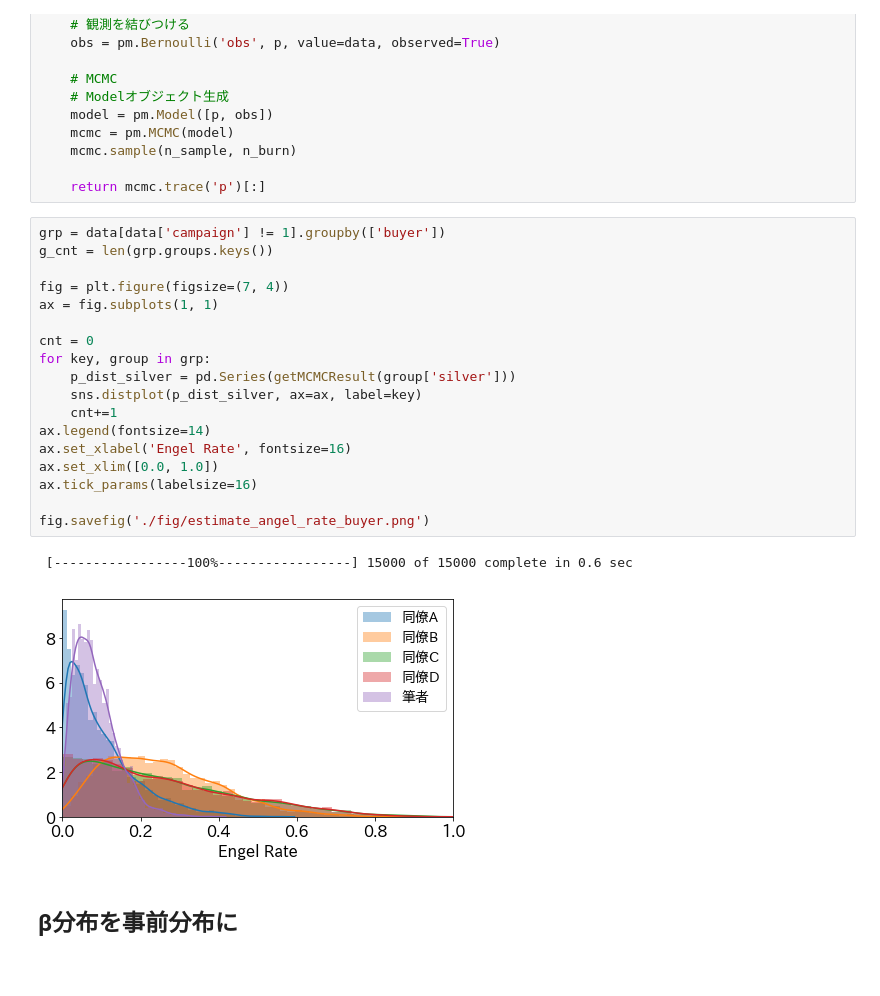
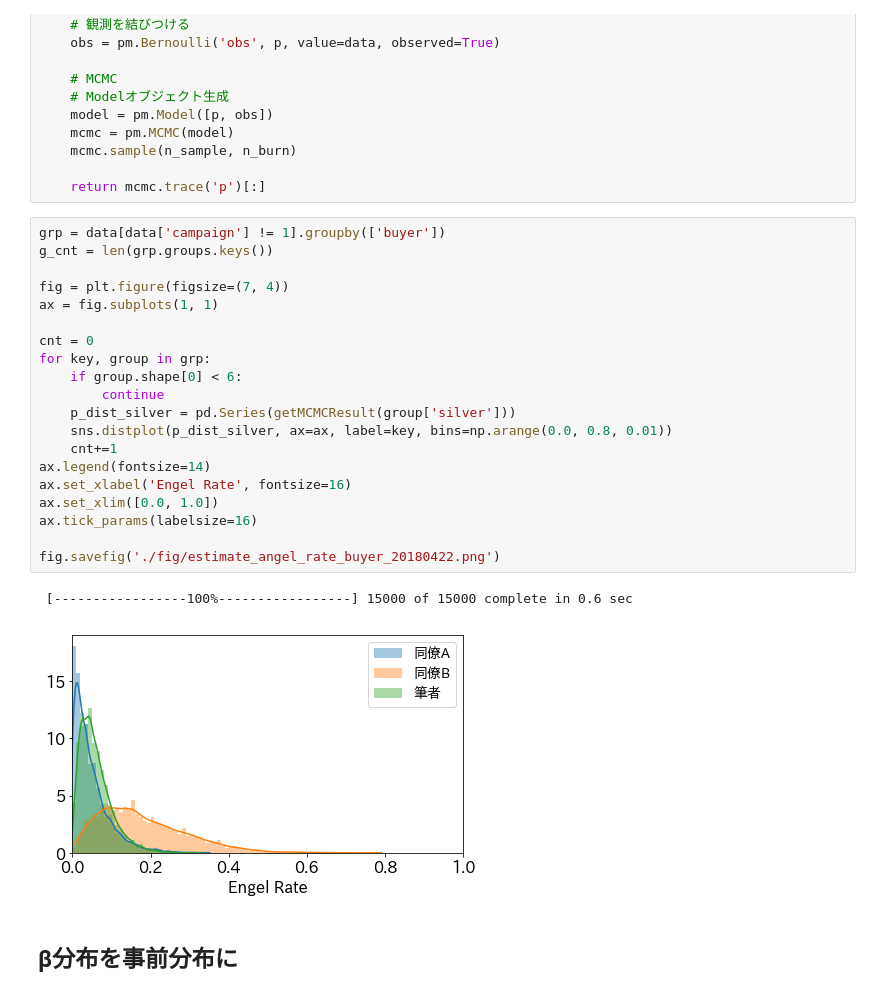
Before and after one commit to tok41/choco-ball-statistics, a Jupyter notebook: analysis/estimate_buyer_effect.ipynb, the cells around one changed output. Drawn from its saved outputs; the diff is of its cells as text.

Commit message:
update buyer_effect

```diff
--- a/analysis/estimate_buyer_effect.ipynb
+++ b/analysis/estimate_buyer_effect.ipynb
@@ -92,24 +93,26 @@ def getMCMCResult(data, n_sample=15000, n_burn=5000):
 # %%
 grp = data[data['campaign'] != 1].groupby(['buyer'])
 g_cnt = len(grp.groups.keys())
 
 fig = plt.figure(figsize=(7, 4))
 ax = fig.subplots(1, 1)
 
 cnt = 0
 for key, group in grp:
+    if group.shape[0] < 6:
+        continue
     p_dist_silver = pd.Series(getMCMCResult(group['silver']))
-    sns.distplot(p_dist_silver, ax=ax, label=key)
+    sns.distplot(p_dist_silver, ax=ax, label=key, bins=np.arange(0.0, 0.8, 0.01))
     cnt+=1
 ax.legend(fontsize=14)
 ax.set_xlabel('Engel Rate', fontsize=16)
 ax.set_xlim([0.0, 1.0])
 ax.tick_params(labelsize=16)
 
-fig.savefig('./fig/estimate_angel_rate_buyer.png')
+fig.savefig('./fig/estimate_angel_rate_buyer_20180422.png')
 # %% [output]
  [-----------------100%-----------------] 15000 of 15000 complete in 0.6 sec
-[figure, old version]
+[figure, new version]
 # %% [markdown]
 ## β分布を事前分布に
 # %%
```
Also changed, not shown: parts of 4 cells of this notebook.
